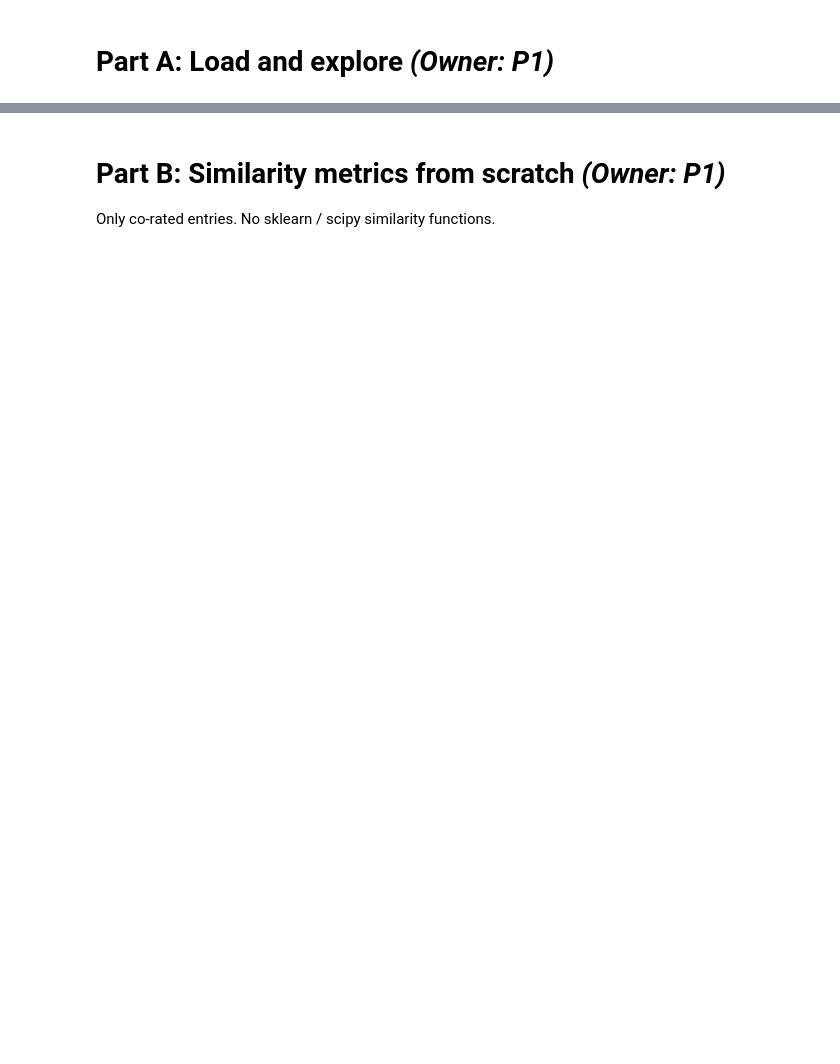
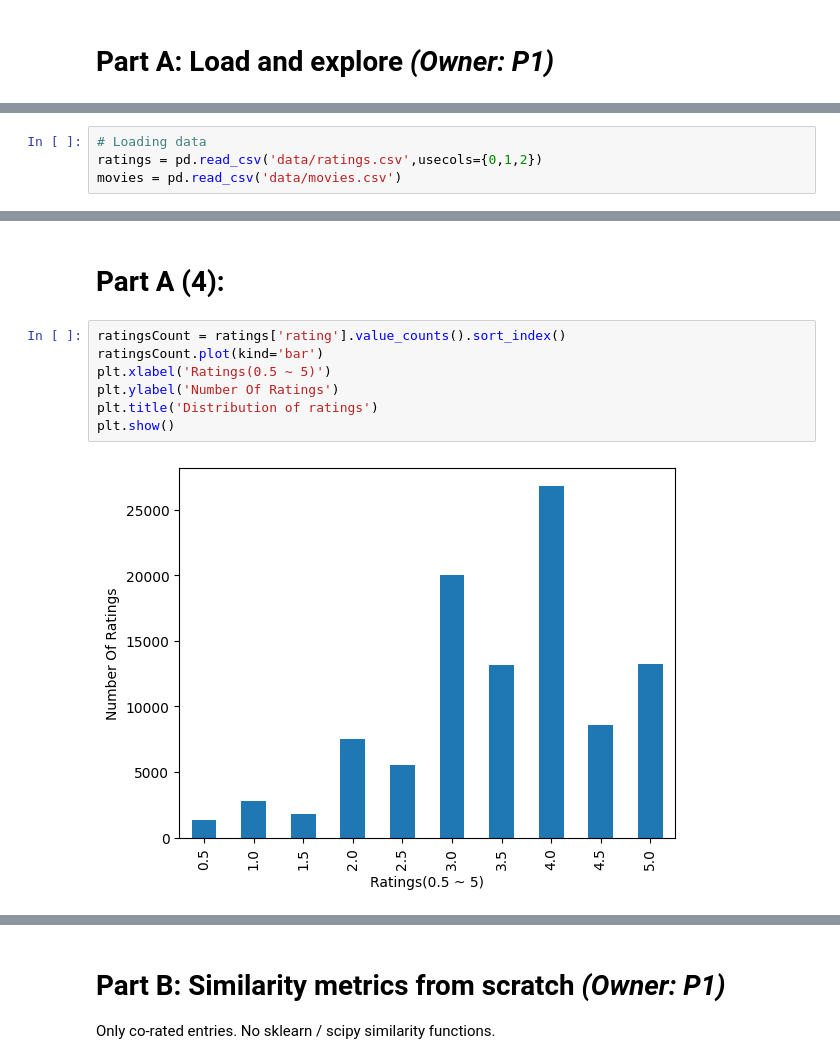
Before and after one commit to FarahAli04/Collaborative-filtering, a Jupyter notebook: Assignment _1.ipynb, the cells around one changed output, grey strips where cells are left out. Cells and saved outputs as stored; diff of their text form; blank space fills up the shorter version.

Commit message:
PartA & B added

```diff
--- a/Assignment _1.ipynb
+++ b/Assignment _1.ipynb
@@ -32,0 +19,4 @@ matrix = None
+# %%
+# Loading data
+ratings = pd.read_csv('data/ratings.csv',usecols={0,1,2})
+movies = pd.read_csv('data/movies.csv')
@@ -32,0 +55,11 @@ matrix = None
+# %% [markdown]
+# Part A (4):
+# %%
+ratingsCount = ratings['rating'].value_counts().sort_index()
+ratingsCount.plot(kind='bar')
+plt.xlabel('Ratings(0.5 ~ 5)')
+plt.ylabel('Number Of Ratings')
+plt.title('Distribution of ratings')
+plt.show()
+# %% [output]
+[figure, added]
```
Also changed, not shown: parts of 17 cells of this notebook.
